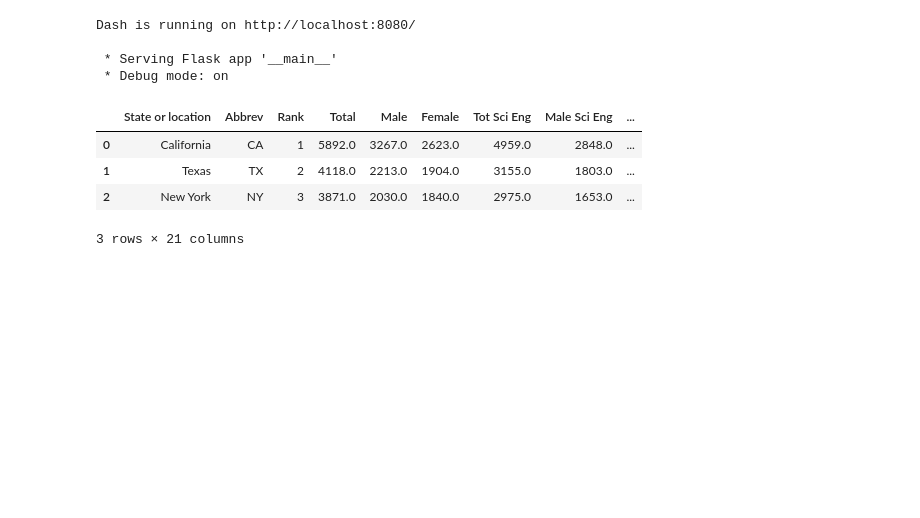
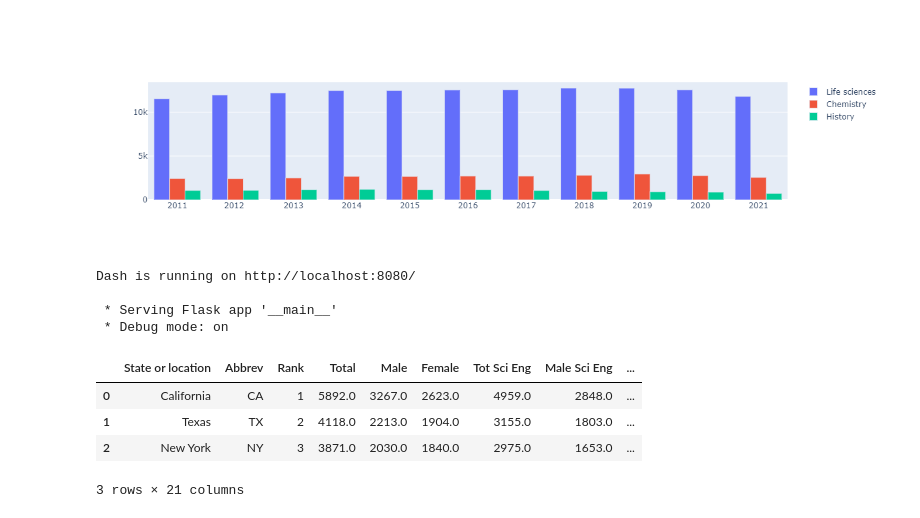
Before and after one commit to hahawbaker/DSDashboard, a Jupyter notebook: Testing HTDashboard.ipynb, the cells around one changed output. Cells and saved outputs as stored; diff of their text form; code cells hidden in the pictures; blank space fills up the shorter version.

```diff
--- a/Testing HTDashboard.ipynb
+++ b/Testing HTDashboard.ipynb
@@ -35,0 +84,15 @@ df.head
+# %%
+year=bystudy
+for i in range(2011,2022):
+    #print(bystudy[str(i)])
+    year[str(i)]=bystudy[str(i)].str.replace(",","")
+
+
+
+        #df['x']=df['x'].str.replace(',','')
+for i in range(2011,2022):
+
+    year=year.astype({str(i):'float'})
+year
+study=year.T
+study
@@ -35,0 +114,2 @@ df.head
+# %%
+study = study.iloc[:, :44] ######### ONLY DEALS WITH ALL RECIPIENTS ###############
@@ -36,3 +157,29 @@ df.head
+# %%
+branches = ['2011', '2012 ', '2013', '2014','2015','2016','2017','2018','2019','2020','2021']
+firstbar = study['Life sciences']  #MUST BE DYNAMIC, USED THE Number
+secondbar = study['Chemistry']  #MUST BE DYNAMIC
+thirdbar = study['History']   # MUST be DYNAMIC
+trace1 = go.Bar(
+   x = branches,
+   y = firstbar,
+   name = 'Life sciences'  ## MUST be DYNAMIC, but dependent on the input in a slightly different way perhaps? (comes from column header..?)
+)
+trace2 = go.Bar(
+   x = branches,
+   y = secondbar,
+   name = 'Chemistry'
+)
+trace3 = go.Bar(
+   x = branches,
+   y = thirdbar,
+   name = 'History'
+)
+data = [trace1, trace2, trace3]
+layout = go.Layout(barmode = 'group')
+fig = go.Figure(data = data, layout = layout)
+fig.show()
+# %% [output]
+[figure, added]
 # %%
 # Standard Imports
 import numpy as np, pandas as pd, random, json, time, os
```
Also changed, not shown: parts of 10 cells of this notebook.
